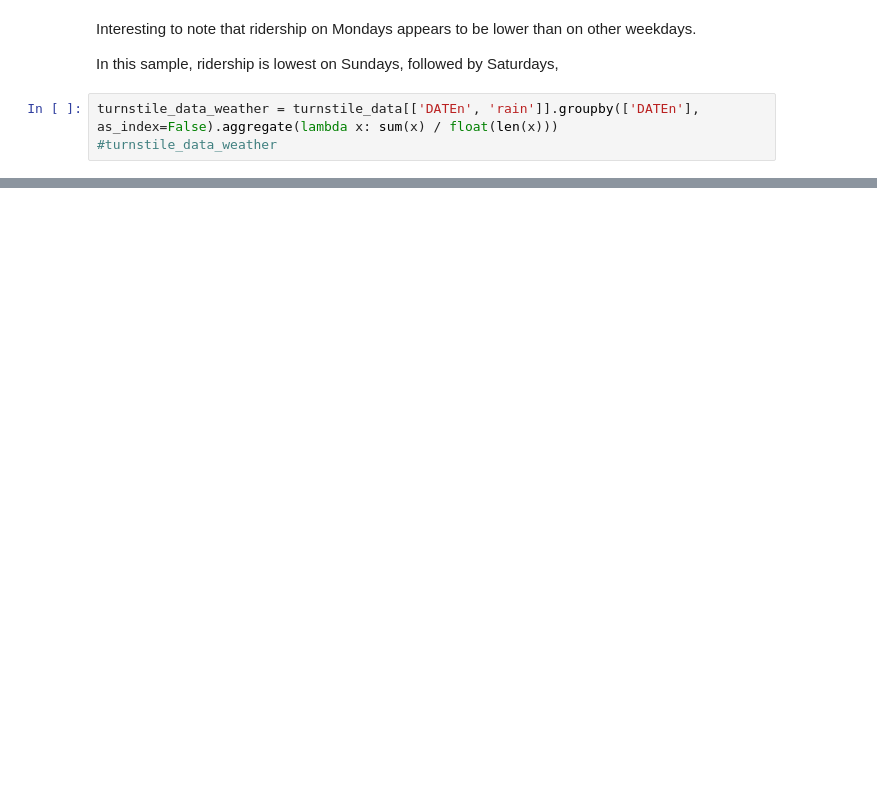
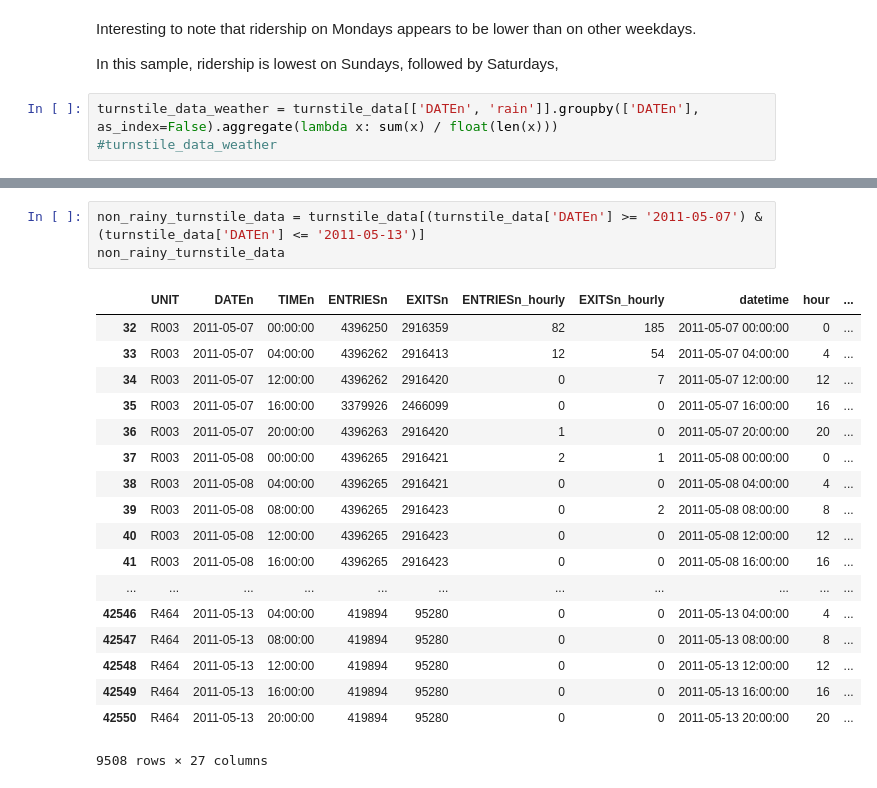
Before and after one commit to laixer/subway-ridership-analysis, a Jupyter notebook: ridership_analysis.ipynb, the cells around one changed output, grey strips where cells are left out. Cells and saved outputs as stored; diff of their text form; blank space fills up the shorter version.

```diff
--- a/ridership_analysis.ipynb
+++ b/ridership_analysis.ipynb
@@ -105,0 +113,22 @@ ggplot(turnstile_data_weather, aes(x='DATEn', y='rain')) + \
+# %%
+non_rainy_turnstile_data = turnstile_data[(turnstile_data['DATEn'] >= '2011-05-07') & (turnstile_data['DATEn'] <= '2011-05-13')]
+non_rainy_turnstile_data
+# %% [output]
+|  | UNIT | DATEn | TIMEn | ENTRIESn | EXITSn | ENTRIESn_hourly | EXITSn_hourly | datetime | hour | ... |
+| 32 | R003 | 2011-05-07 | 00:00:00 | 4396250 | 2916359 | 82 | 185 | 2011-05-07 00:00:00 | 0 | ... |
+| 33 | R003 | 2011-05-07 | 04:00:00 | 4396262 | 2916413 | 12 | 54 | 2011-05-07 04:00:00 | 4 | ... |
+| 34 | R003 | 2011-05-07 | 12:00:00 | 4396262 | 2916420 | 0 | 7 | 2011-05-07 12:00:00 | 12 | ... |
+| 35 | R003 | 2011-05-07 | 16:00:00 | 3379926 | 2466099 | 0 | 0 | 2011-05-07 16:00:00 | 16 | ... |
+| 36 | R003 | 2011-05-07 | 20:00:00 | 4396263 | 2916420 | 1 | 0 | 2011-05-07 20:00:00 | 20 | ... |
+| 37 | R003 | 2011-05-08 | 00:00:00 | 4396265 | 2916421 | 2 | 1 | 2011-05-08 00:00:00 | 0 | ... |
+| 38 | R003 | 2011-05-08 | 04:00:00 | 4396265 | 2916421 | 0 | 0 | 2011-05-08 04:00:00 | 4 | ... |
+| 39 | R003 | 2011-05-08 | 08:00:00 | 4396265 | 2916423 | 0 | 2 | 2011-05-08 08:00:00 | 8 | ... |
+| 40 | R003 | 2011-05-08 | 12:00:00 | 4396265 | 2916423 | 0 | 0 | 2011-05-08 12:00:00 | 12 | ... |
+| 41 | R003 | 2011-05-08 | 16:00:00 | 4396265 | 2916423 | 0 | 0 | 2011-05-08 16:00:00 | 16 | ... |
+| ... | ... | ... | ... | ... | ... | ... | ... | ... | ... | ... |
+| 42546 | R464 | 2011-05-13 | 04:00:00 | 419894 | 95280 | 0 | 0 | 2011-05-13 04:00:00 | 4 | ... |
+| 42547 | R464 | 2011-05-13 | 08:00:00 | 419894 | 95280 | 0 | 0 | 2011-05-13 08:00:00 | 8 | ... |
+| 42548 | R464 | 2011-05-13 | 12:00:00 | 419894 | 95280 | 0 | 0 | 2011-05-13 12:00:00 | 12 | ... |
+| 42549 | R464 | 2011-05-13 | 16:00:00 | 419894 | 95280 | 0 | 0 | 2011-05-13 16:00:00 | 16 | ... |
+| 42550 | R464 | 2011-05-13 | 20:00:00 | 419894 | 95280 | 0 | 0 | 2011-05-13 20:00:00 | 20 | ... |
+9508 rows × 27 columns
```
Also changed, not shown: parts of 9 cells of this notebook.
